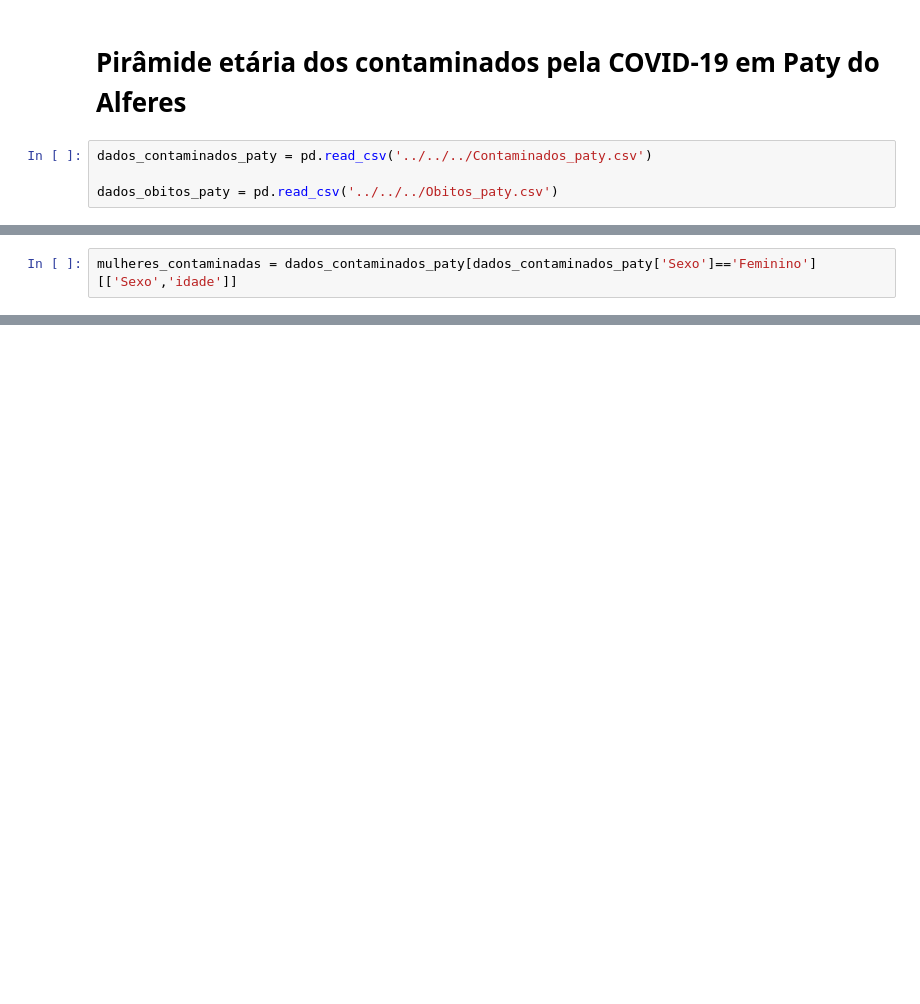
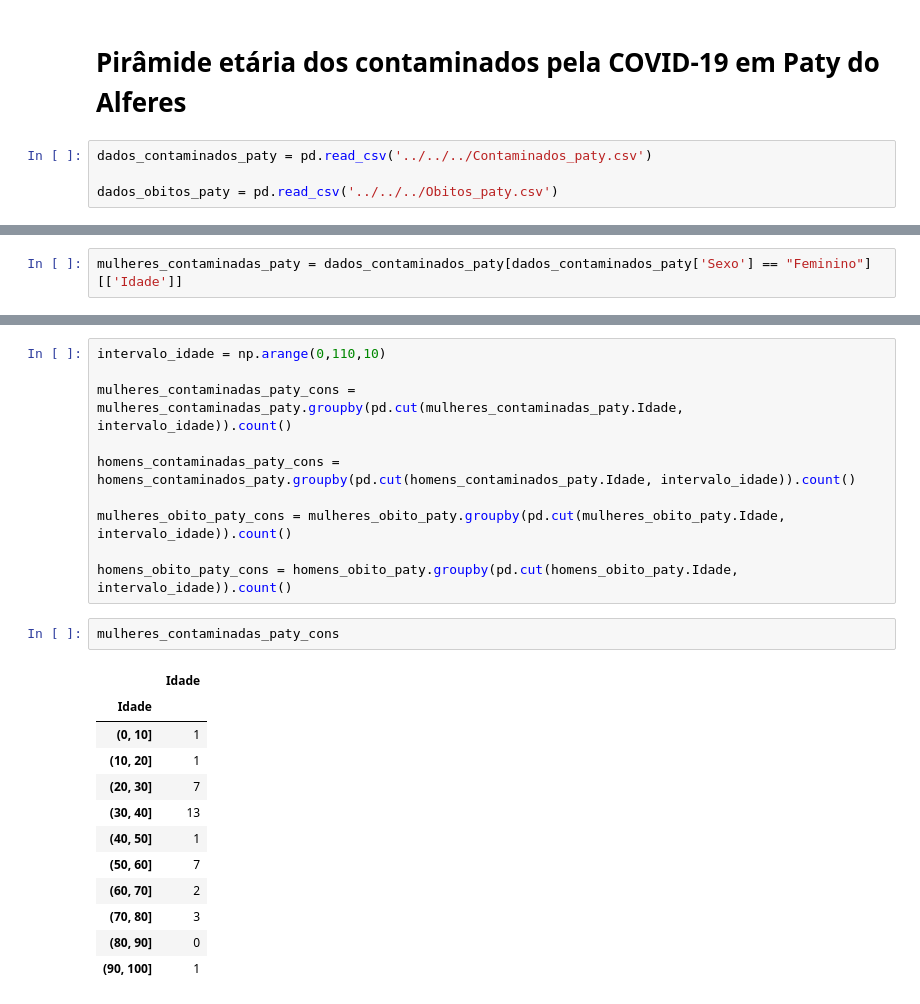
Before and after one commit to fpgdesa/CovidDashboard, a Jupyter notebook: dashboard/Notebook/Dados_Paty.ipynb, the cells around one changed output, grey strips where cells are left out. Cells and saved outputs as stored; diff of their text form; blank space fills up the shorter version.

```diff
--- a/dashboard/Notebook/Dados_Paty.ipynb
+++ b/dashboard/Notebook/Dados_Paty.ipynb
@@ -190,2 +197,2 @@ dados_obitos_paty.head()
 # %%
-mulheres_contaminadas = dados_contaminados_paty[dados_contaminados_paty['Sexo']=='Feminino'][['Sexo','idade']]
+mulheres_contaminadas_paty = dados_contaminados_paty[dados_contaminados_paty['Sexo'] == "Feminino"][['Idade']]
@@ -217,0 +255,25 @@ men_with_dogs_bins = np.array([0, 1, 300, 273, 256, 211, 201, 170, 145, 43])
+# %%
+intervalo_idade = np.arange(0,110,10)
+
+mulheres_contaminadas_paty_cons = mulheres_contaminadas_paty.groupby(pd.cut(mulheres_contaminadas_paty.Idade, intervalo_idade)).count()
+
+homens_contaminadas_paty_cons = homens_contaminados_paty.groupby(pd.cut(homens_contaminados_paty.Idade, intervalo_idade)).count()
+
+mulheres_obito_paty_cons = mulheres_obito_paty.groupby(pd.cut(mulheres_obito_paty.Idade, intervalo_idade)).count()
+
+homens_obito_paty_cons = homens_obito_paty.groupby(pd.cut(homens_obito_paty.Idade, intervalo_idade)).count()
+# %%
+mulheres_contaminadas_paty_cons
+# %% [output]
+|  | Idade |
+| Idade |  |
+| (0, 10] | 1 |
+| (10, 20] | 1 |
+| (20, 30] | 7 |
+| (30, 40] | 13 |
+| (40, 50] | 1 |
+| (50, 60] | 7 |
+| (60, 70] | 2 |
+| (70, 80] | 3 |
+| (80, 90] | 0 |
+| (90, 100] | 1 |
```
Also changed, not shown: parts of 16 cells of this notebook, 4 other files.
